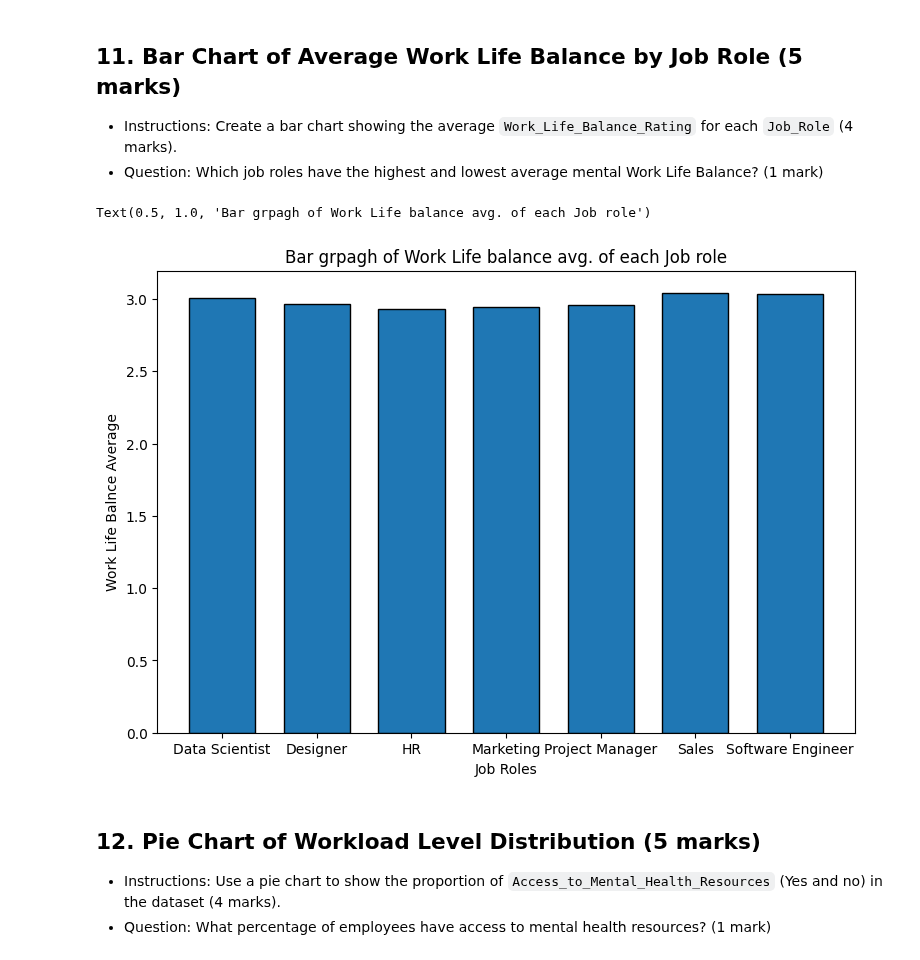
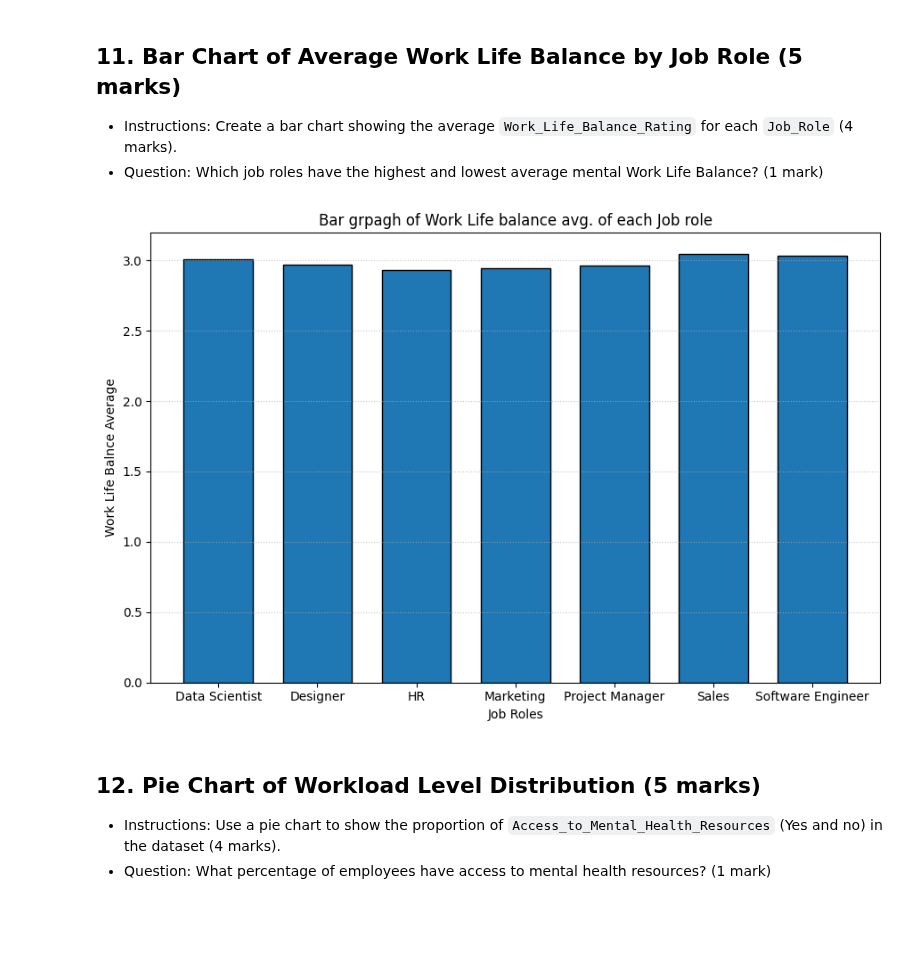
Before and after one commit to Sha-k1/Data-Analytics-Python, a Jupyter notebook: Assessment/Data_Analytics_with_Python_Assessment.ipynb, the cells around one changed output. Drawn from its saved outputs; the diff is of its cells as text; code cells hidden in the pictures; blank space fills up the shorter version.

```diff
--- a/Assessment/Data_Analytics_with_Python_Assessment.ipynb
+++ b/Assessment/Data_Analytics_with_Python_Assessment.ipynb
@@ -399,15 +399,18 @@ plt.tight_layout()
 # %%
 # Write code here
 plt.figure(figsize = (9,6))
 plt.bar(grouped_and_avg_data.index, grouped_and_avg_data.values, width = .7, edgecolor = 'black')
+
 plt.xlabel("Job Roles")
 plt.ylabel("Work Life Balnce Average")
 plt.title("Bar grpagh of Work Life balance avg. of each Job role")
 
+plt.grid(axis = 'y', linestyle=":", alpha = 0.7)
+plt.tight_layout()
+
 # The highest Work life balance average is of Sales while the lowest is of HR
 # %% [output]
-Text(0.5, 1.0, 'Bar grpagh of Work Life balance avg. of each Job role')
-[figure, old version]
+[figure, new version]
 # %% [markdown]
 ## 12. Pie Chart of Workload Level Distribution (5 marks)
 - Instructions: Use a pie chart to show the proportion of `Access_to_Mental_Health_Resources` (Yes and no) in the dataset (4 marks).
```
